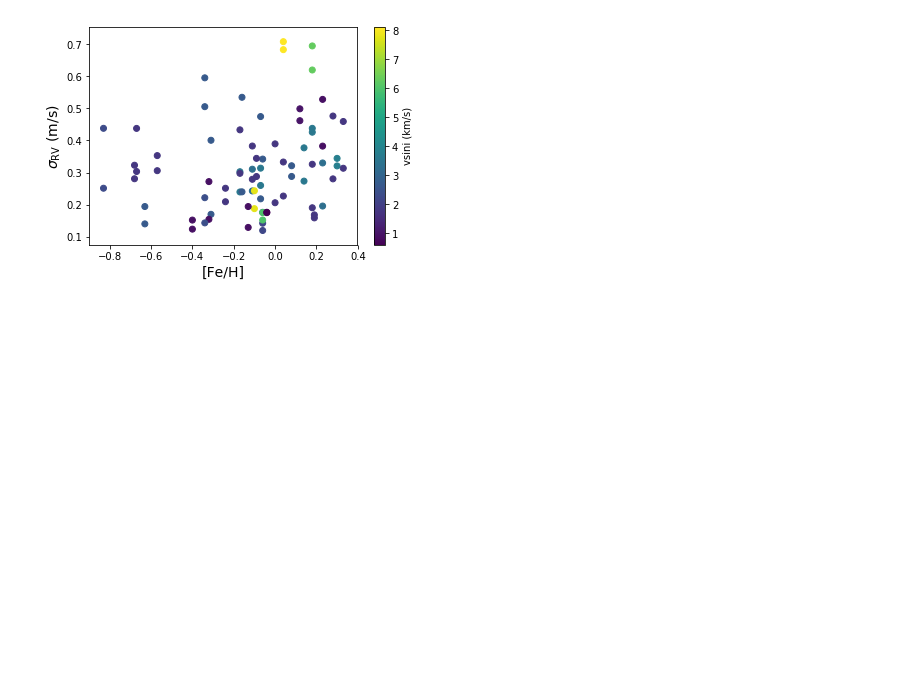
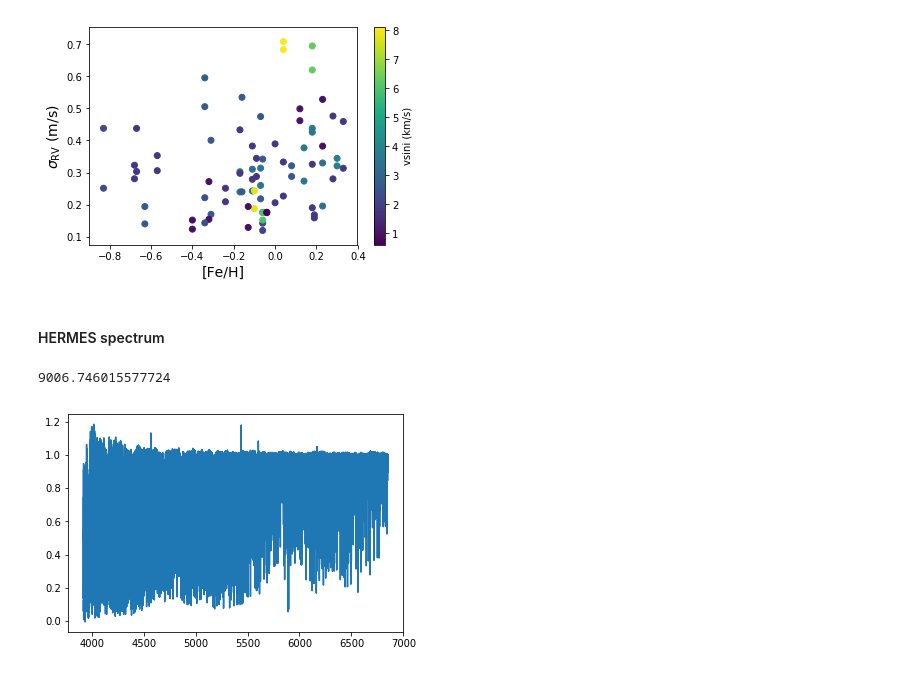
Before and after one commit to megbedell/thethethe, a Jupyter notebook: rv-info-content.ipynb, the cells around one changed output. Cells and saved outputs as stored; diff of their text form; code cells hidden in the pictures; blank space fills up the shorter version.

```diff
--- a/rv-info-content.ipynb
+++ b/rv-info-content.ipynb
@@ -121,3 +121,22 @@ plt.xlabel('[Fe/H]', fontsize=14)
 plt.colorbar(label='vsini (km/s)');
 # %% [output]
 [figure]
+# %% [markdown]
+#### HERMES spectrum
+# %%
+hdul = fits.open('HD187878_HRF_OBJ_ext_CosmicsRemoved_log_merged_cf_norm.fits')
+# %%
+flux = hdul[0].data
+logwave = np.arange(len(flux)) * hdul[0].header['CDELT1'] + hdul[0].header['CRVAL1']
+wave = np.exp(logwave)
+# %%
+wave[-1]
+# %% [output]
+9006.746015577724
+# %%
+harps_inds = (wave > 3920) & (wave < 6850) # trim down to HARPS wavelength coverage, modulo bad edges
+flux = flux[harps_inds]
+wave = wave[harps_inds]
+plt.plot(wave, flux);
+# %% [output]
+[figure, added]
```
Also changed, not shown: 1 other file.
